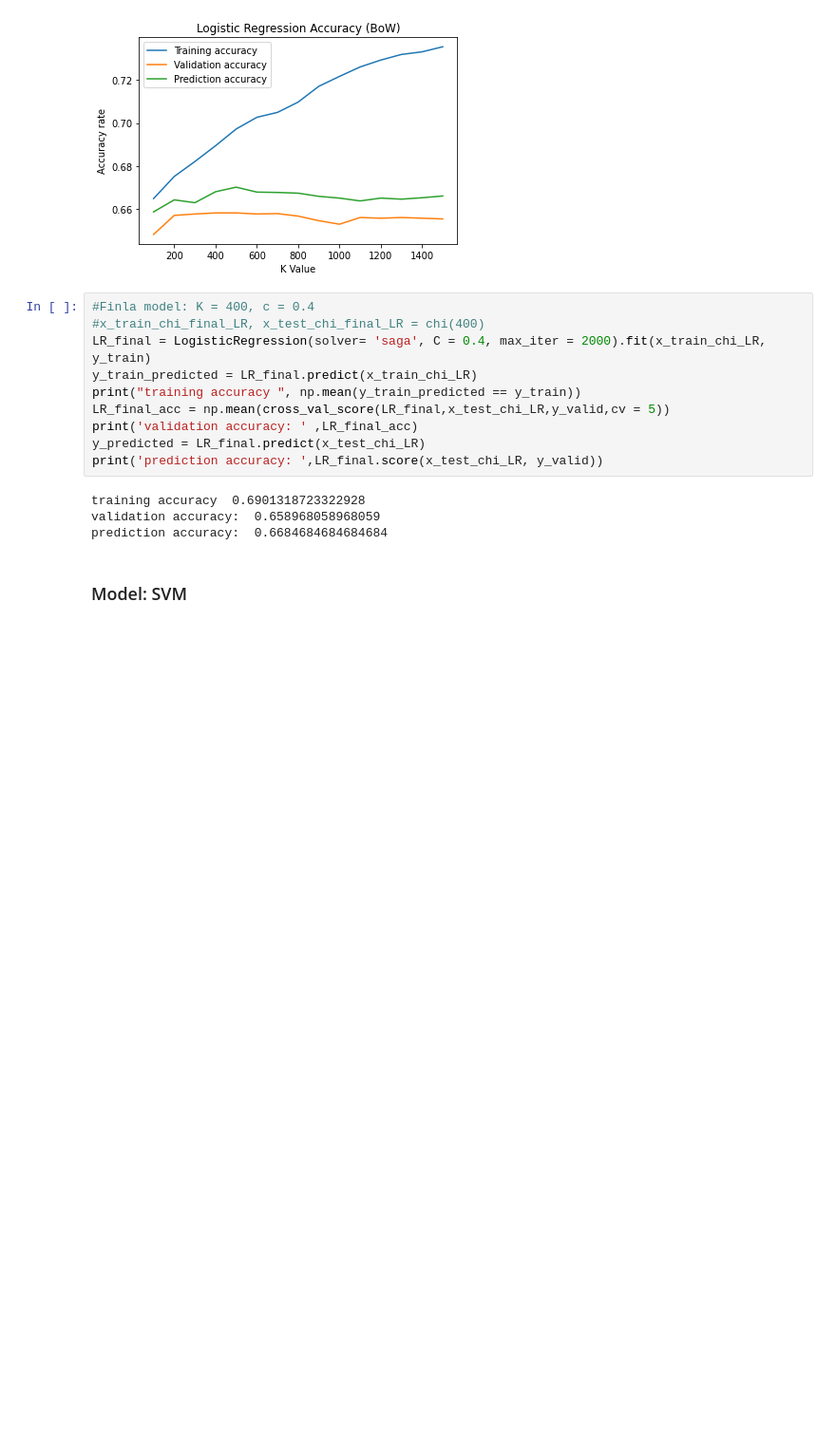
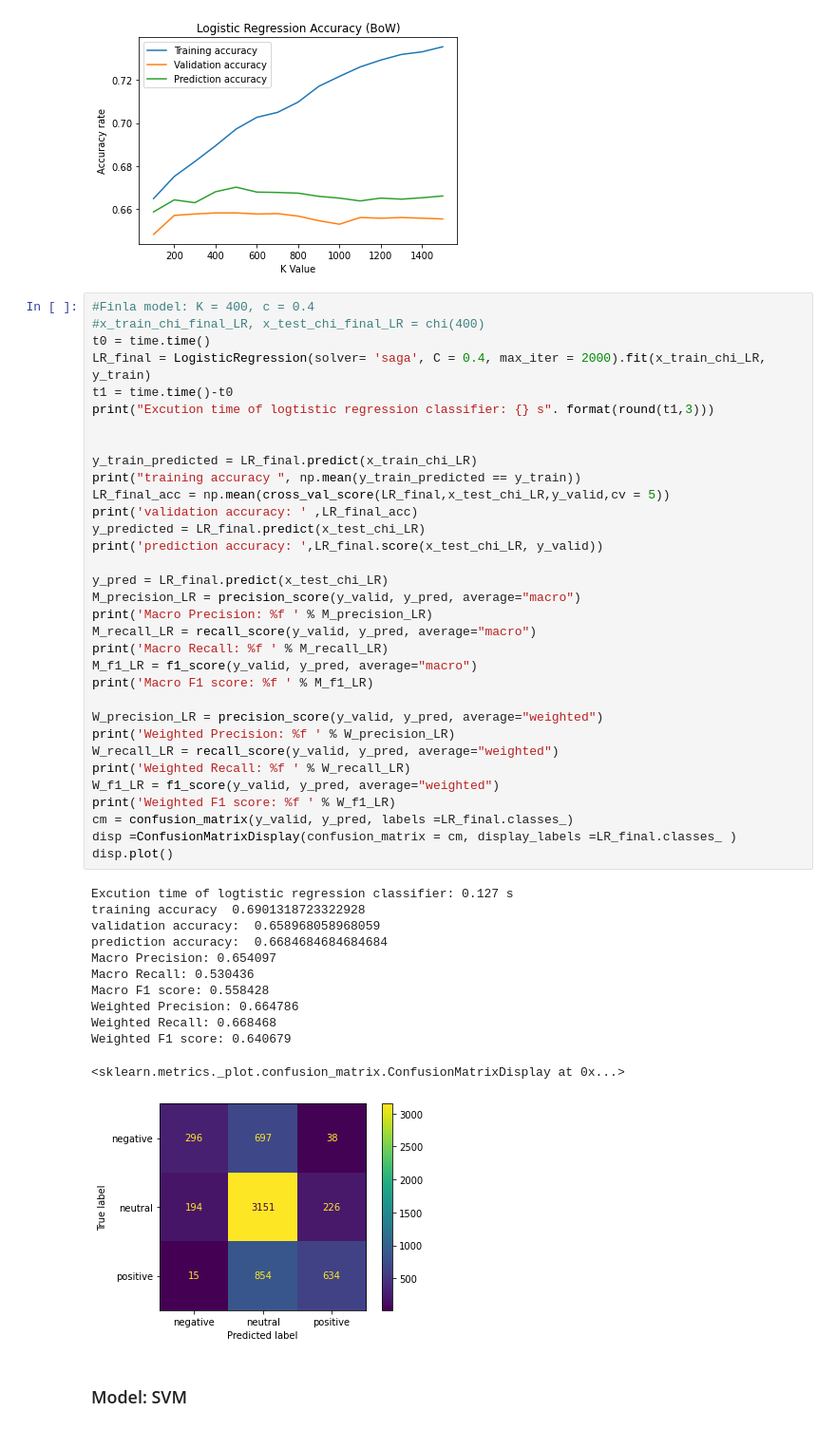
Before and after one commit to RicardoXXXXXX/Tweet-s-sentiment-prediction, a Jupyter notebook: COMP30027-Assignment2 (new).ipynb, the cells around one changed output. Shown at 95% size. Drawn from its saved outputs; the diff is of its cells as text; blank space fills up the shorter version.

```diff
--- a/COMP30027-Assignment2 (new).ipynb
+++ b/COMP30027-Assignment2 (new).ipynb
@@ -367,17 +387,49 @@ plt.show()
 # %%
 #Finla model: K = 400, c = 0.4
 #x_train_chi_final_LR, x_test_chi_final_LR = chi(400)
+t0 = time.time()
 LR_final = LogisticRegression(solver= 'saga', C = 0.4, max_iter = 2000).fit(x_train_chi_LR, y_train)
+t1 = time.time()-t0
+print("Excution time of logtistic regression classifier: {} s". format(round(t1,3)))
+
+
 y_train_predicted = LR_final.predict(x_train_chi_LR)
 print("training accuracy ", np.mean(y_train_predicted == y_train))
 LR_final_acc = np.mean(cross_val_score(LR_final,x_test_chi_LR,y_valid,cv = 5))
 print('validation accuracy: ' ,LR_final_acc)
 y_predicted = LR_final.predict(x_test_chi_LR)
 print('prediction accuracy: ',LR_final.score(x_test_chi_LR, y_valid))
+
+y_pred = LR_final.predict(x_test_chi_LR)
+M_precision_LR = precision_score(y_valid, y_pred, average="macro")
+print('Macro Precision: %f ' % M_precision_LR)
+M_recall_LR = recall_score(y_valid, y_pred, average="macro")
+print('Macro Recall: %f ' % M_recall_LR)
+M_f1_LR = f1_score(y_valid, y_pred, average="macro")
+print('Macro F1 score: %f ' % M_f1_LR)
+
+W_precision_LR = precision_score(y_valid, y_pred, average="weighted")
+print('Weighted Precision: %f ' % W_precision_LR)
+W_recall_LR = recall_score(y_valid, y_pred, average="weighted")
+print('Weighted Recall: %f ' % W_recall_LR)
+W_f1_LR = f1_score(y_valid, y_pred, average="weighted")
+print('Weighted F1 score: %f ' % W_f1_LR)
+cm = confusion_matrix(y_valid, y_pred, labels =LR_final.classes_)
+disp =ConfusionMatrixDisplay(confusion_matrix = cm, display_labels =LR_final.classes_ )
+disp.plot()
 # %% [output]
+Excution time of logtistic regression classifier: 0.127 s
 training accuracy  0.6901318723322928
 validation accuracy:  0.658968058968059
 prediction accuracy:  0.6684684684684684
+Macro Precision: 0.654097
+Macro Recall: 0.530436
+Macro F1 score: 0.558428
+Weighted Precision: 0.664786
+Weighted Recall: 0.668468
+Weighted F1 score: 0.640679
+<sklearn.metrics._plot.confusion_matrix.ConfusionMatrixDisplay at 0x...>
+[figure, added]
 # %% [markdown]
 ### Model: SVM
 # %%
```
Also changed, not shown: parts of 14 cells of this notebook.
